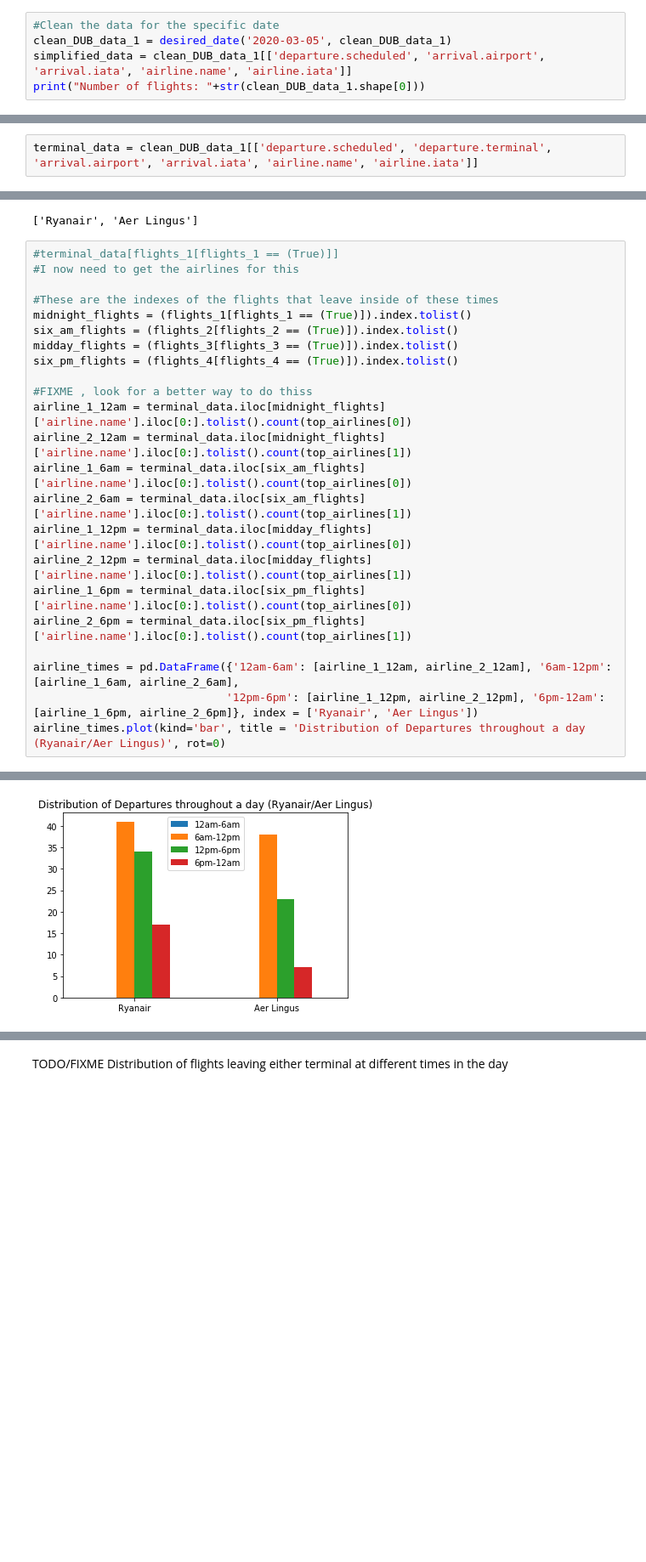
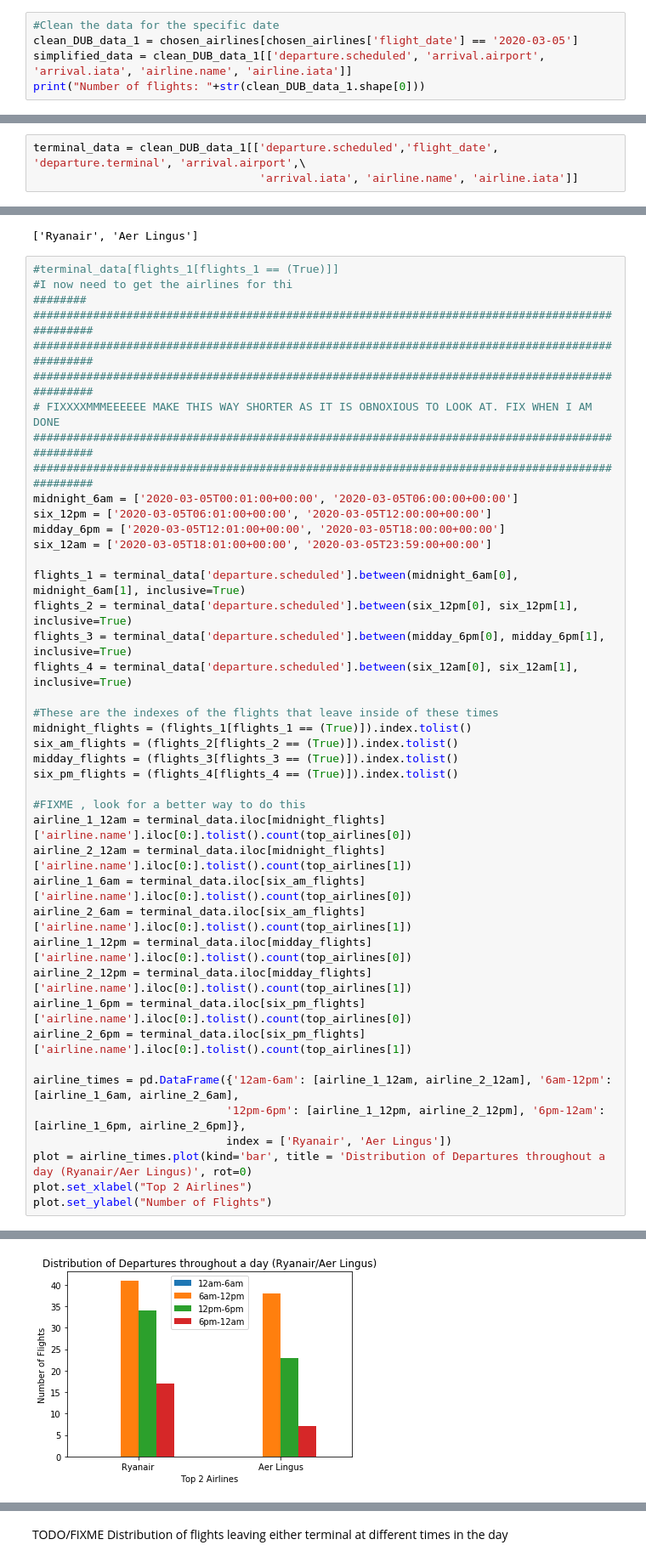
Before and after one commit to RKeenan20/Flight_Data_API_DS_Assignment, a Jupyter notebook: Assignment1_RobertKeenan.ipynb, the cells around one changed output, grey strips where cells are left out. Shown: that part at 85% size. Drawn from its saved outputs; the diff is of its cells as text; blank space fills up the shorter version.

```diff
--- a/Assignment1_RobertKeenan.ipynb
+++ b/Assignment1_RobertKeenan.ipynb
@@ -307,7 +321,7 @@ I want to simplify the data frame for the following features:
 - Airline IATA code
 # %%
 #Clean the data for the specific date
-clean_DUB_data_1 = desired_date('2020-03-05', clean_DUB_data_1)
+clean_DUB_data_1 = chosen_airlines[chosen_airlines['flight_date'] == '2020-03-05']
 simplified_data = clean_DUB_data_1[['departure.scheduled', 'arrival.airport', 'arrival.iata', 'airline.name', 'airline.iata']]
 print("Number of flights: "+str(clean_DUB_data_1.shape[0]))
 # %% [output]
@@ -473,7 +484,8 @@ FIXME talk about how running the API at certain times has an effect and how some
 
 In the section below, I will look at the busiest terminals in a day followed by the most common times that these terminals are accessed
 # %%
-terminal_data = clean_DUB_data_1[['departure.scheduled', 'departure.terminal', 'arrival.airport', 'arrival.iata', 'airline.name', 'airline.iata']]
+terminal_data = clean_DUB_data_1[['departure.scheduled','flight_date', 'departure.terminal', 'arrival.airport',\
+                                  'arrival.iata', 'airline.name', 'airline.iata']]
 # %%
 #This just checks that none of the data is missing for terminal etc
 terminal_data.isnull().sum()
@@ -539,7 +549,23 @@ top_airlines
 ['Ryanair', 'Aer Lingus']
 # %%
 #terminal_data[flights_1[flights_1 == (True)]]
-#I now need to get the airlines for this
+#I now need to get the airlines for thi
+########
+################################################################################################
+################################################################################################
+################################################################################################
+# FIXXXXMMMEEEEEE MAKE THIS WAY SHORTER AS IT IS OBNOXIOUS TO LOOK AT. FIX WHEN I AM DONE
+################################################################################################
+################################################################################################
+midnight_6am = ['2020-03-05T00:01:00+00:00', '2020-03-05T06:00:00+00:00']
+six_12pm = ['2020-03-05T06:01:00+00:00', '2020-03-05T12:00:00+00:00']
+midday_6pm = ['2020-03-05T12:01:00+00:00', '2020-03-05T18:00:00+00:00']
+six_12am = ['2020-03-05T18:01:00+00:00', '2020-03-05T23:59:00+00:00']
+
+flights_1 = terminal_data['departure.scheduled'].between(midnight_6am[0], midnight_6am[1], inclusive=True)
+flights_2 = terminal_data['departure.scheduled'].between(six_12pm[0], six_12pm[1], inclusive=True)
+flights_3 = terminal_data['departure.scheduled'].between(midday_6pm[0], midday_6pm[1], inclusive=True)
+flights_4 = terminal_data['departure.scheduled'].between(six_12am[0], six_12am[1], inclusive=True)
 
 #These are the indexes of the flights that leave inside of these times
 midnight_flights = (flights_1[flights_1 == (True)]).index.tolist()
@@ -547,7 +573,7 @@ six_am_flights = (flights_2[flights_2 == (True)]).index.tolist()
 midday_flights = (flights_3[flights_3 == (True)]).index.tolist()
 six_pm_flights = (flights_4[flights_4 == (True)]).index.tolist()
 
-#FIXME , look for a better way to do thiss
+#FIXME , look for a better way to do this
 airline_1_12am = terminal_data.iloc[midnight_flights]['airline.name'].iloc[0:].tolist().count(top_airlines[0])
 airline_2_12am = terminal_data.iloc[midnight_flights]['airline.name'].iloc[0:].tolist().count(top_airlines[1])
 airline_1_6am = terminal_data.iloc[six_am_flights]['airline.name'].iloc[0:].tolist().count(top_airlines[0])
@@ -558,6 +584,9 @@ airline_1_6pm = terminal_data.iloc[six_pm_flights]['airline.name'].iloc[0:].toli
 airline_2_6pm = terminal_data.iloc[six_pm_flights]['airline.name'].iloc[0:].tolist().count(top_airlines[1])
 
 airline_times = pd.DataFrame({'12am-6am': [airline_1_12am, airline_2_12am], '6am-12pm': [airline_1_6am, airline_2_6am],
-                             '12pm-6pm': [airline_1_12pm, airline_2_12pm], '6pm-12am': [airline_1_6pm, airline_2_6pm]}, index = ['Ryanair', 'Aer Lingus'])
-airline_times.plot(kind='bar', title = 'Distribution of Departures throughout a day (Ryanair/Aer Lingus)', rot=0)
+                             '12pm-6pm': [airline_1_12pm, airline_2_12pm], '6pm-12am': [airline_1_6pm, airline_2_6pm]},
+                             index = ['Ryanair', 'Aer Lingus'])
+plot = airline_times.plot(kind='bar', title = 'Distribution of Departures throughout a day (Ryanair/Aer Lingus)', rot=0)
+plot.set_xlabel("Top 2 Airlines")
+plot.set_ylabel("Number of Flights")
 # %% [output]
@@ -565 +594 @@ airline_times.plot(kind='bar', title = 'Distribution of Departures throughout a
-[figure, old version]
+[figure, new version]
```
Also changed, not shown: parts of 39 cells of this notebook, 10 other files.
